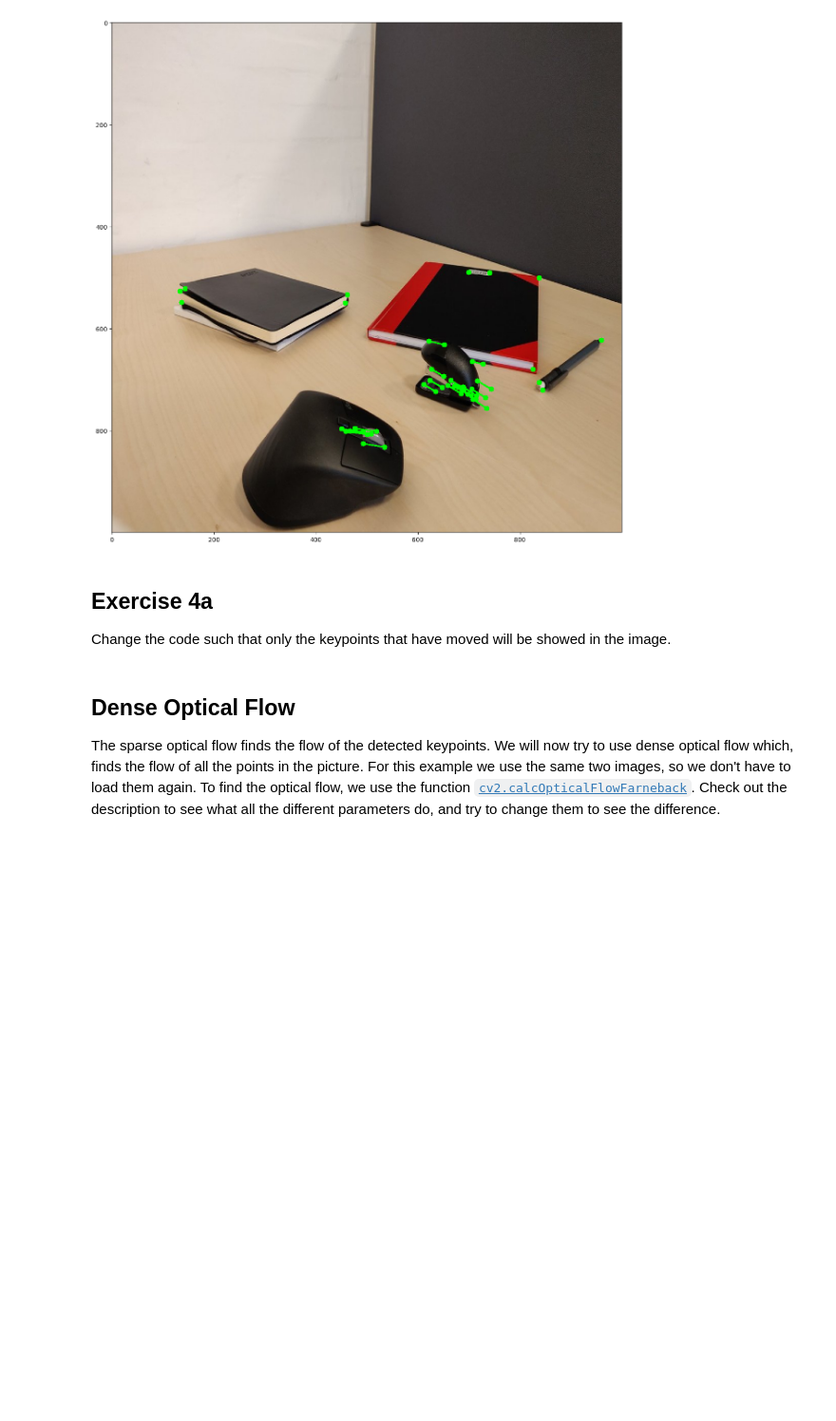
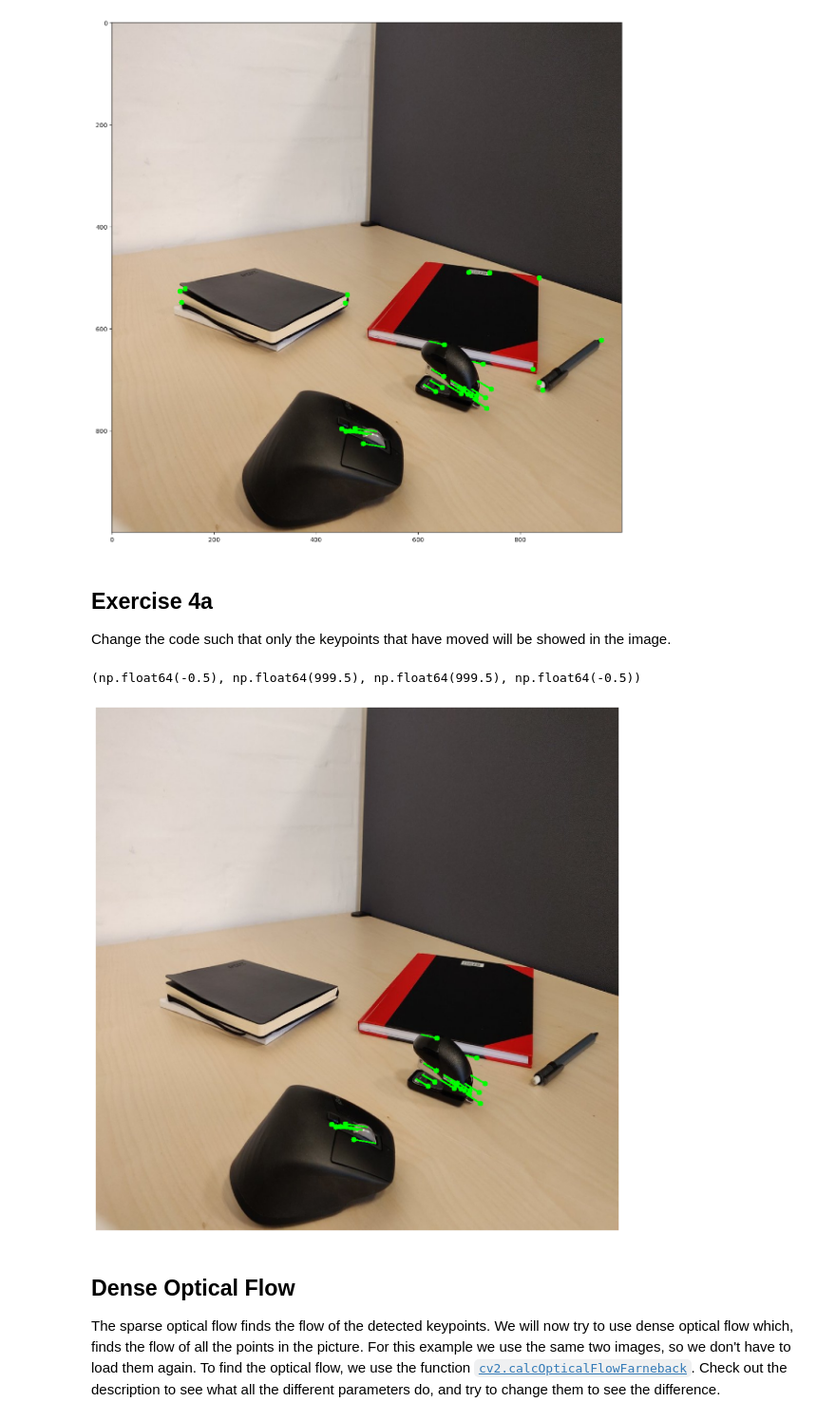
Before and after one commit to dragoselul/Perception-AutonomousSystems, a Jupyter notebook: Dragos-Solutions/Week-2/Exercise 4 - Optical Flow.ipynb, the cells around one changed output. Shown at 95% size. Cells and saved outputs as stored; diff of their text form; code cells hidden in the pictures; blank space fills up the shorter version.

```diff
--- a/Dragos-Solutions/Week-2/Exercise 4 - Optical Flow.ipynb
+++ b/Dragos-Solutions/Week-2/Exercise 4 - Optical Flow.ipynb
@@ -40,22 +40,50 @@ feat2, status, error = cv2.calcOpticalFlowPyrLK(gray1, gray2, feat1, None)
 # %% [markdown]
 We now have the location of the features from the first image in the second image. To find the movement, we can draw a line between the keypoints.
 # %%
+img2_copy = img2.copy()
 for i in range(len(feat1)):
     f10=int(feat1[i][0][0])
     f11=int(feat1[i][0][1])
     f20=int(feat2[i][0][0])
     f21=int(feat2[i][0][1])
-    cv2.line(img2, (f10,f11), (f20, f21), (0, 255, 0), 2)
-    cv2.circle(img2, (f10, f11), 5, (0, 255, 0), -1)
+    cv2.line(img2_copy, (f10,f11), (f20, f21), (0, 255, 0), 2)
+    cv2.circle(img2_copy, (f10, f11), 5, (0, 255, 0), -1)
 
 plt.figure(figsize=(15,15))
-plt.imshow(img2)
+plt.imshow(img2_copy)
 # %% [output]
 <matplotlib.image.AxesImage at 0x...>
 [figure]
 # %% [markdown]
 ## Exercise 4a
 Change the code such that only the keypoints that have moved will be showed in the image.
+# %%
+min_motion = 2.0
+
+img2_moved = img2.copy()
+
+for i in range(len(feat1)):
+    if status[i][0] != 1:
+        continue
+
+    p1 = feat1[i, 0]   # (x1, y1)
+    p2 = feat2[i, 0]   # (x2, y2)
+
+    if np.linalg.norm(p2 - p1) > min_motion:
+        cv2.line(img2_moved,
+                 (int(p1[0]), int(p1[1])),
+                 (int(p2[0]), int(p2[1])),
+                 (0, 255, 0), 2)
+        cv2.circle(img2_moved,
+                   (int(p1[0]), int(p1[1])),
+                   5, (0, 255, 0), -1)
+
+plt.figure(figsize=(15, 15))
+plt.imshow(img2_moved)
+plt.axis("off")
+# %% [output]
+(np.float64(-0.5), np.float64(999.5), np.float64(999.5), np.float64(-0.5))
+[figure, added]
 # %% [markdown]
 ## Dense Optical Flow
 The sparse optical flow finds the flow of the detected keypoints. We will now try to use dense optical flow which, finds the flow of all the points in the picture.
```
Also changed, not shown: parts of 4 cells of this notebook, 51 other files.
